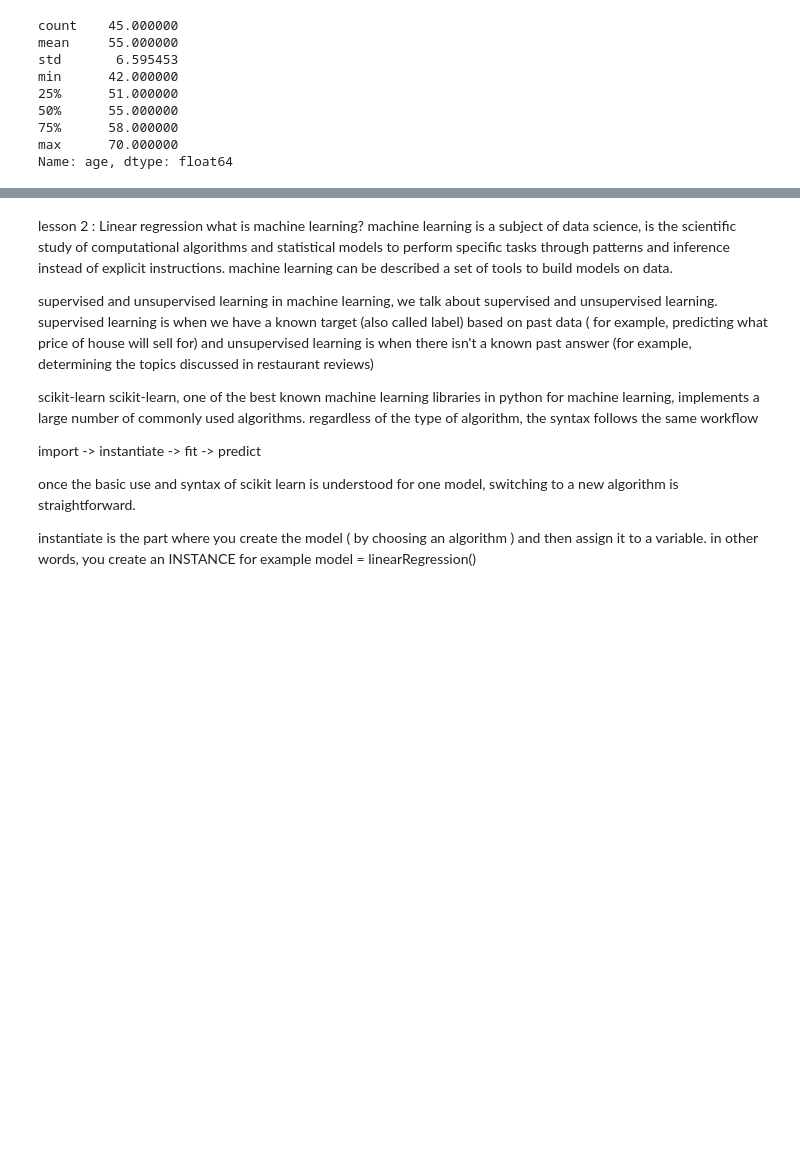
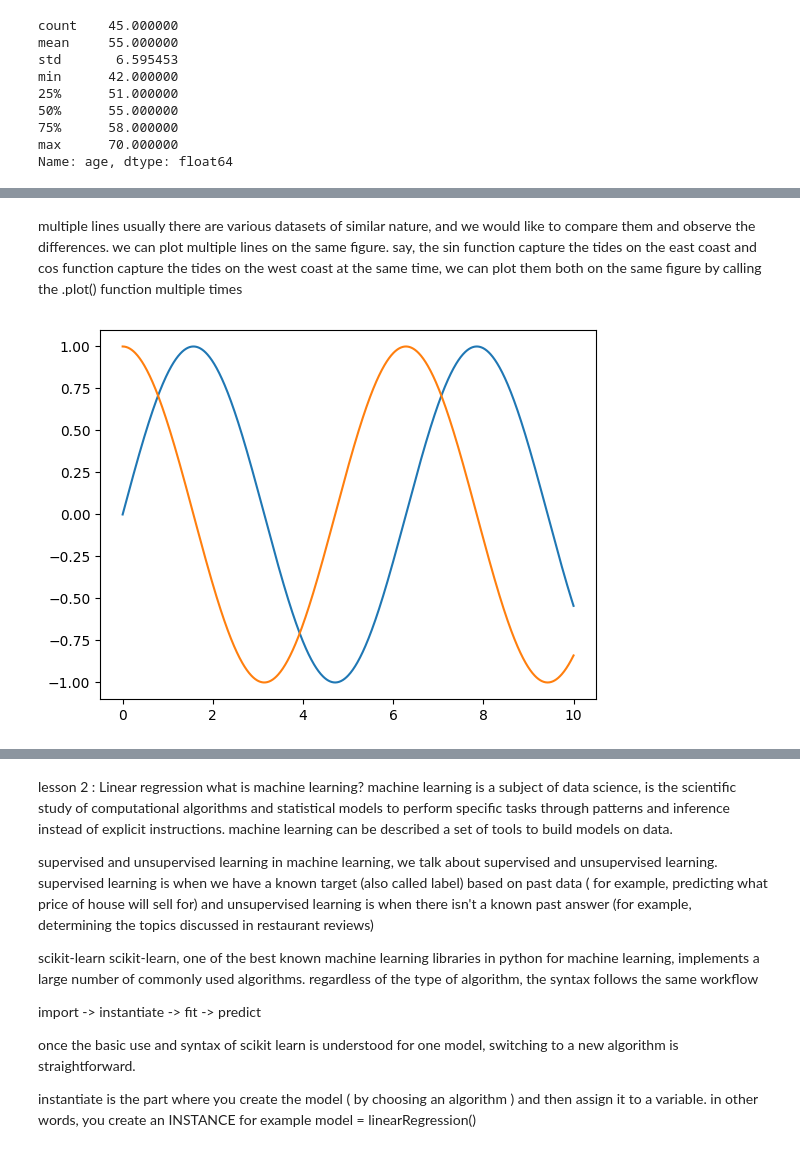
Before and after one commit to kassidy10/Developer, a Jupyter notebook: sololearn/DataScience.ipynb, the cells around one changed output, grey strips where cells are left out. Cells and saved outputs as stored; diff of their text form; code cells hidden in the pictures; blank space fills up the shorter version.

```diff
--- a/sololearn/DataScience.ipynb
+++ b/sololearn/DataScience.ipynb
@@ -438,0 +584,10 @@ Name: age, dtype: float64
+# %% [markdown]
+multiple lines
+usually there are various datasets of similar nature, and we would like to compare them and observe the differences. we can plot multiple lines on the same figure. say, the sin function capture the tides on the east coast and cos function capture the tides on the west coast at the same time, we can plot them both on the same figure by calling the .plot() function multiple times
+# %%
+x = np.linspace(0,10,1000)
+plt.plot(x,np.sin(x))
+plt.plot(x,np.cos(x))
+plt.show()
+# %% [output]
+[figure, added]
```
Also changed, not shown: parts of 34 cells of this notebook, 1 other file.
